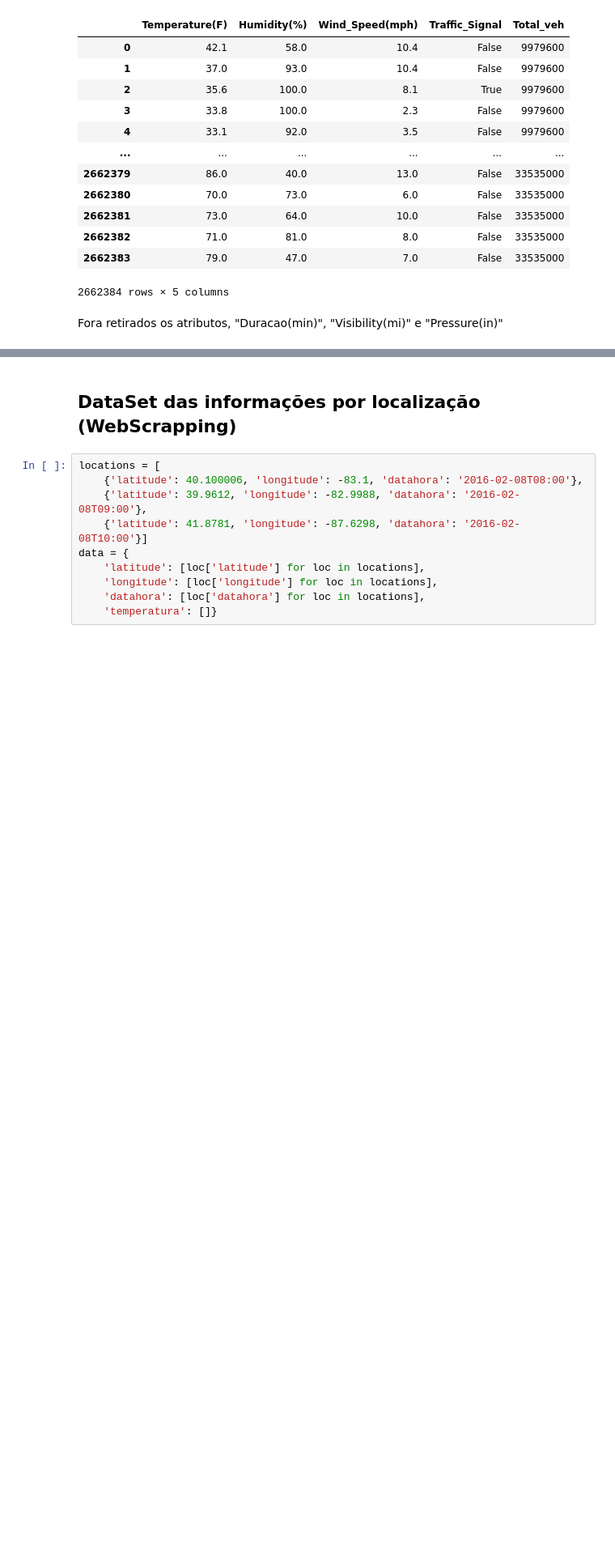
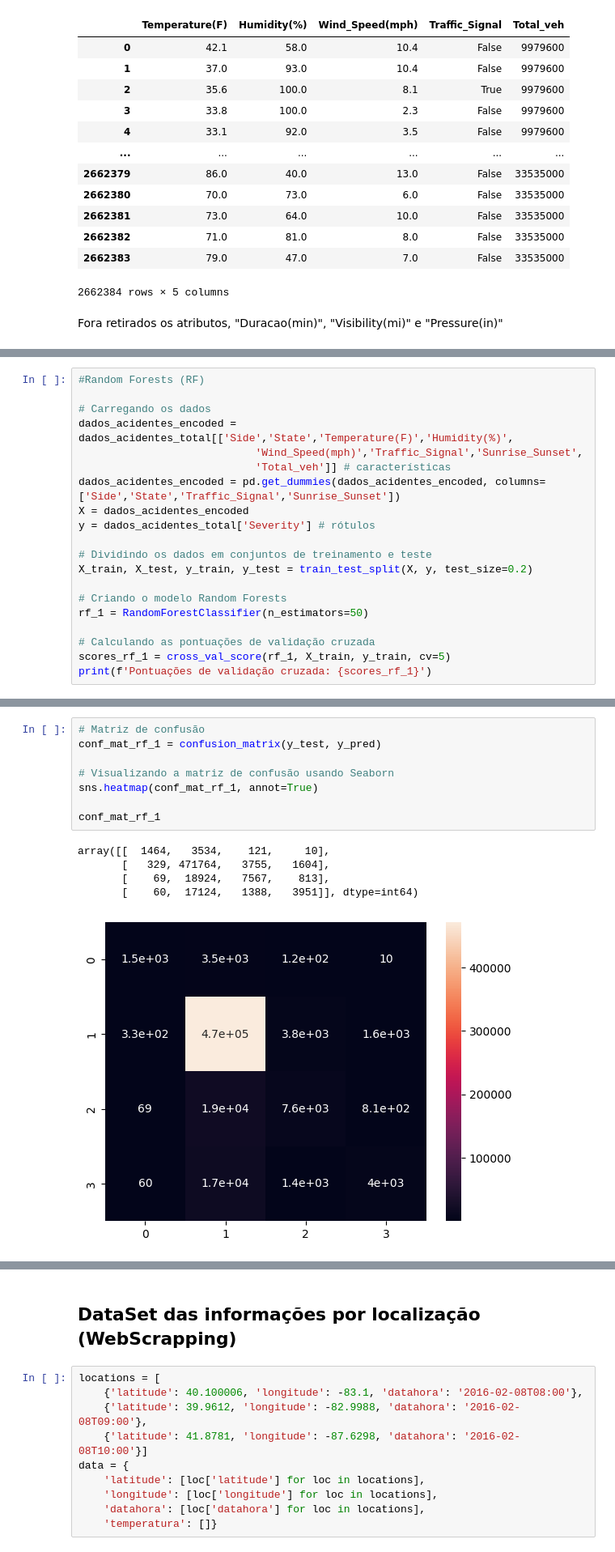
Before and after one commit to williamsasaki/jubilant-robot, a Jupyter notebook: ml_acidentes_tcc.ipynb, the cells around one changed output, grey strips where cells are left out. Shown: that part at 81% size. Drawn from its saved outputs; the diff is of its cells as text; blank space fills up the shorter version.

```diff
--- a/ml_acidentes_tcc.ipynb
+++ b/ml_acidentes_tcc.ipynb
@@ -817,0 +698,20 @@ df.head()
+# %%
+#Random Forests (RF)
+
+# Carregando os dados
+dados_acidentes_encoded = dados_acidentes_total[['Side','State','Temperature(F)','Humidity(%)',
+                            'Wind_Speed(mph)','Traffic_Signal','Sunrise_Sunset',
+                            'Total_veh']] # características
+dados_acidentes_encoded = pd.get_dummies(dados_acidentes_encoded, columns=['Side','State','Traffic_Signal','Sunrise_Sunset'])
+X = dados_acidentes_encoded
+y = dados_acidentes_total['Severity'] # rótulos
+
+# Dividindo os dados em conjuntos de treinamento e teste
+X_train, X_test, y_train, y_test = train_test_split(X, y, test_size=0.2)
+
+# Criando o modelo Random Forests
+rf_1 = RandomForestClassifier(n_estimators=50)
+
+# Calculando as pontuações de validação cruzada
+scores_rf_1 = cross_val_score(rf_1, X_train, y_train, cv=5)
+print(f'Pontuações de validação cruzada: {scores_rf_1}')
@@ -817,0 +754,14 @@ df.head()
+# %%
+# Matriz de confusão
+conf_mat_rf_1 = confusion_matrix(y_test, y_pred)
+
+# Visualizando a matriz de confusão usando Seaborn
+sns.heatmap(conf_mat_rf_1, annot=True)
+
+conf_mat_rf_1
+# %% [output]
+array([[  1464,   3534,    121,     10],
+       [   329, 471764,   3755,   1604],
+       [    69,  18924,   7567,    813],
+       [    60,  17124,   1388,   3951]], dtype=int64)
+[figure, added]
```
Also changed, not shown: parts of 76 cells of this notebook, 2 other files.
